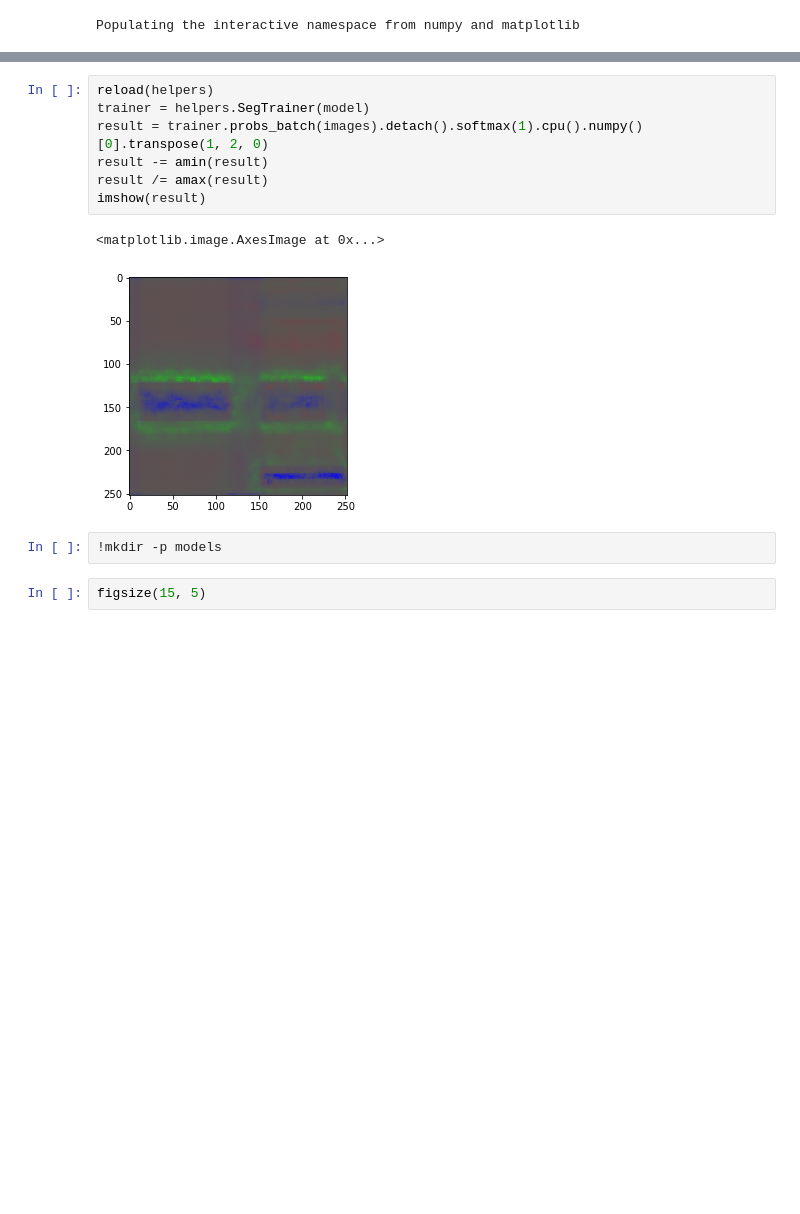
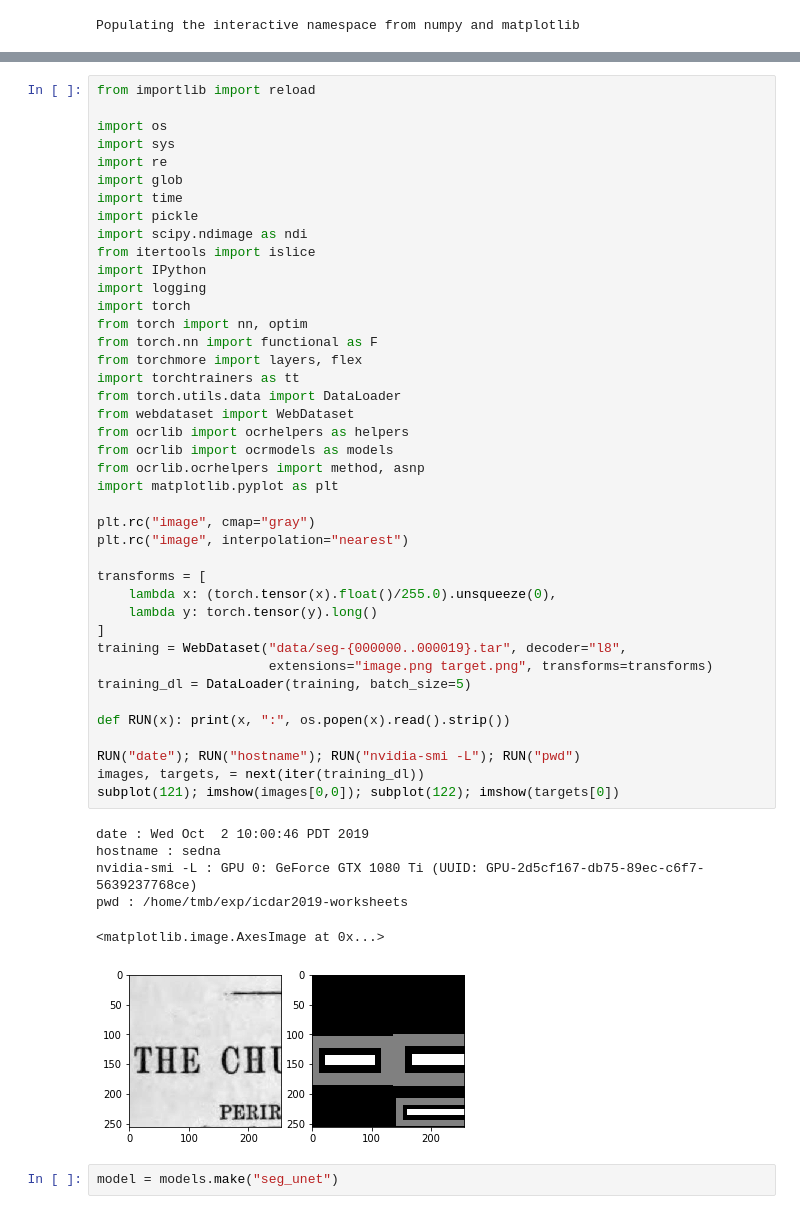
Before and after one commit to tmbdev-tutorials/icdar2019-worksheets, a Jupyter notebook: seg-unet.ipynb, the cells around one changed output, grey strips where cells are left out. Cells and saved outputs as stored; diff of their text form; blank space fills up the shorter version.

Commit message:
fixed seg worksheets

```diff
--- a/seg-unet.ipynb
+++ b/seg-unet.ipynb
@@ -42,15 +5,51 @@ Sequential(
-# %%
-reload(helpers)
-trainer = helpers.SegTrainer(model)
-result = trainer.probs_batch(images).detach().softmax(1).cpu().numpy()[0].transpose(1, 2, 0)
-result -= amin(result)
-result /= amax(result)
-imshow(result)
-# %% [output]
-<matplotlib.image.AxesImage at 0x...>
-[figure, removed]
-# %%
-!mkdir -p models
-# %%
-figsize(15, 5)
+# %%
+from importlib import reload
+
+import os
+import sys
+import re
+import glob
+import time
+import pickle
+import scipy.ndimage as ndi
+from itertools import islice
+import IPython
+import logging
+import torch
+from torch import nn, optim
+from torch.nn import functional as F
+from torchmore import layers, flex
+import torchtrainers as tt
+from torch.utils.data import DataLoader
+from webdataset import WebDataset
+from ocrlib import ocrhelpers as helpers
+from ocrlib import ocrmodels as models
+from ocrlib.ocrhelpers import method, asnp
+import matplotlib.pyplot as plt
+
+plt.rc("image", cmap="gray")
+plt.rc("image", interpolation="nearest")
+
+transforms = [
+    lambda x: (torch.tensor(x).float()/255.0).unsqueeze(0),
+    lambda y: torch.tensor(y).long()
+]
+training = WebDataset("data/seg-{000000..000019}.tar", decoder="l8",
+                      extensions="image.png target.png", transforms=transforms)
+training_dl = DataLoader(training, batch_size=5)
+
+def RUN(x): print(x, ":", os.popen(x).read().strip())
+
+RUN("date"); RUN("hostname"); RUN("nvidia-smi -L"); RUN("pwd")
+images, targets, = next(iter(training_dl))
+subplot(121); imshow(images[0,0]); subplot(122); imshow(targets[0])
+# %% [output]
+date : Wed Oct  2 10:00:46 PDT 2019
+hostname : sedna
+nvidia-smi -L : GPU 0: GeForce GTX 1080 Ti (UUID: GPU-2d5cf167-db75-89ec-c6f7-5639237768ce)
+pwd : /home/tmb/exp/icdar2019-worksheets
+<matplotlib.image.AxesImage at 0x...>
+[figure, added]
+# %%
+model = models.make("seg_unet")
 # %%
```
Also changed, not shown: parts of 3 cells of this notebook, 2 other files.
